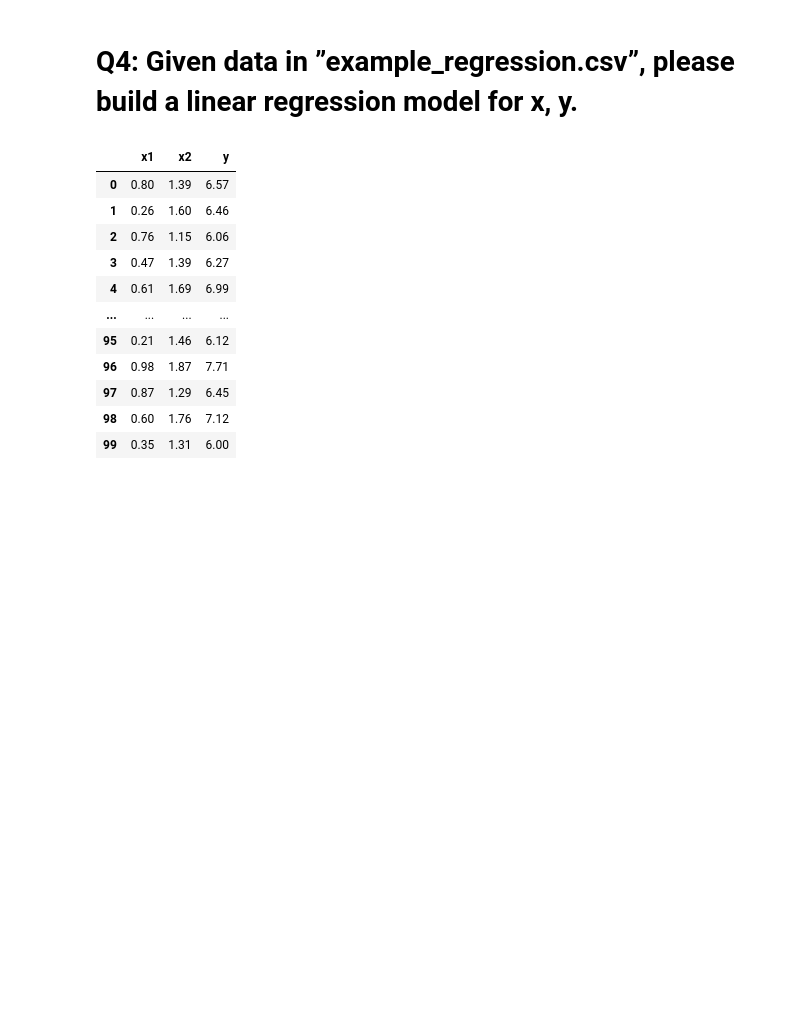
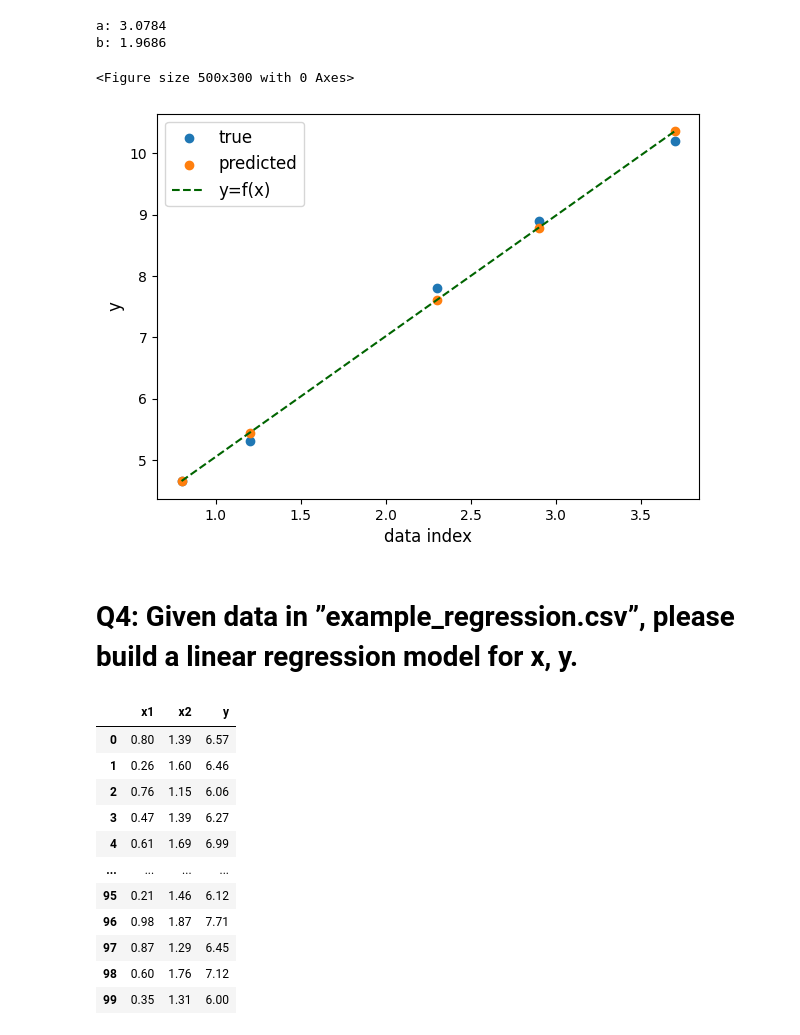
Before and after one commit to guo-ipht/Seminar_Teaching, a Jupyter notebook: Computational_Chemistry_SoSe26/Computer_based_chemistry_seminar_07.ipynb, the cells around one changed output. Saved outputs shown, nothing was run; the diff lists cells and outputs as text; code cells hidden in the pictures; blank space fills up the shorter version.

```diff
--- a/Computational_Chemistry_SoSe26/Computer_based_chemistry_seminar_07.ipynb
+++ b/Computational_Chemistry_SoSe26/Computer_based_chemistry_seminar_07.ipynb
@@ -6,3 +19,30 @@ from sklearn.decomposition import PCA
+# %%
+from sklearn.linear_model import LinearRegression
+
+x = x[:, np.newaxis]
+
+reg = LinearRegression().fit(x, y)
+
+print('a: %.04f' %reg.intercept_)   ### value of a
+print('b: %.04f' %reg.coef_)        ### values of b
+# %% [output]
+a: 3.0784
+b: 1.9686
+# %%
+y_pred = reg.predict(x)
+
+fig = plt.figure(figsize=(5, 3))
+plt.figure(figsize=(7, 5))
+plt.scatter(x[:, 0], y, label='true')
+plt.scatter(x[:, 0], y_pred, label='predicted')
+plt.plot(x[:, 0], y_pred, label='y=f(x)', color='darkgreen', linestyle='dashed')
+plt.xlabel('data index', fontsize=12)
+plt.ylabel('y', fontsize=12)
+plt.legend(fontsize=12)
+plt.show()
+# %% [output]
+<Figure size 500x300 with 0 Axes>
+[figure, added]
 # %% [markdown]
 # Q4: Given data in ”example_regression.csv”, please build a linear regression model for x, y.
 # %%
```
Also changed, not shown: parts of 9 cells of this notebook.
